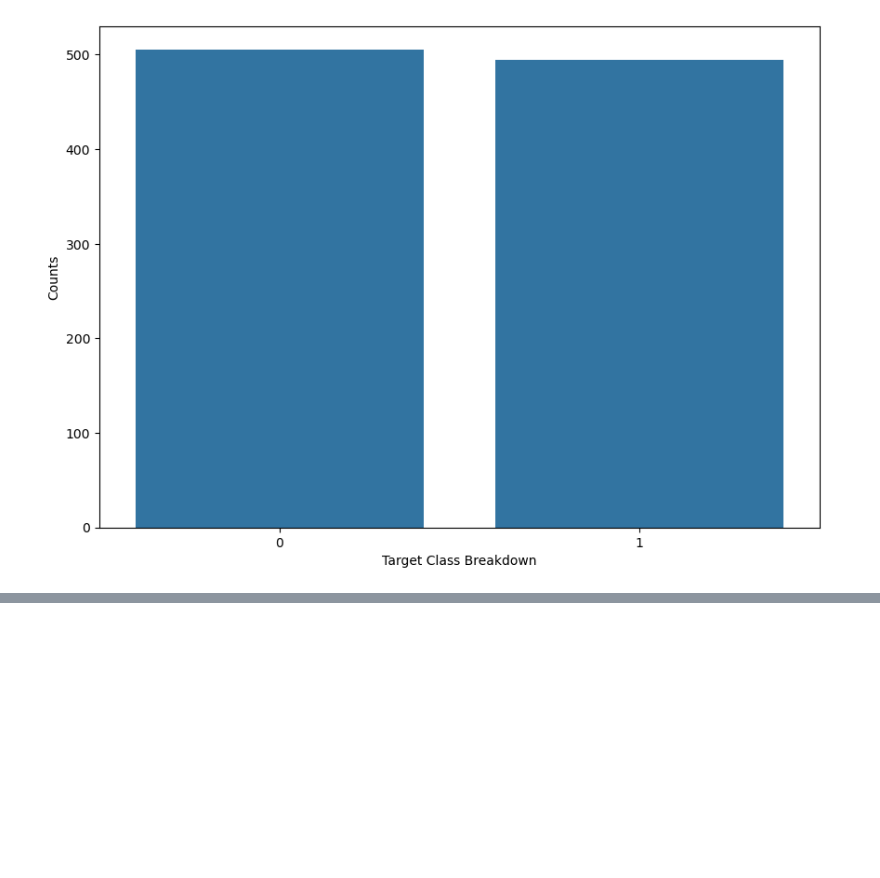
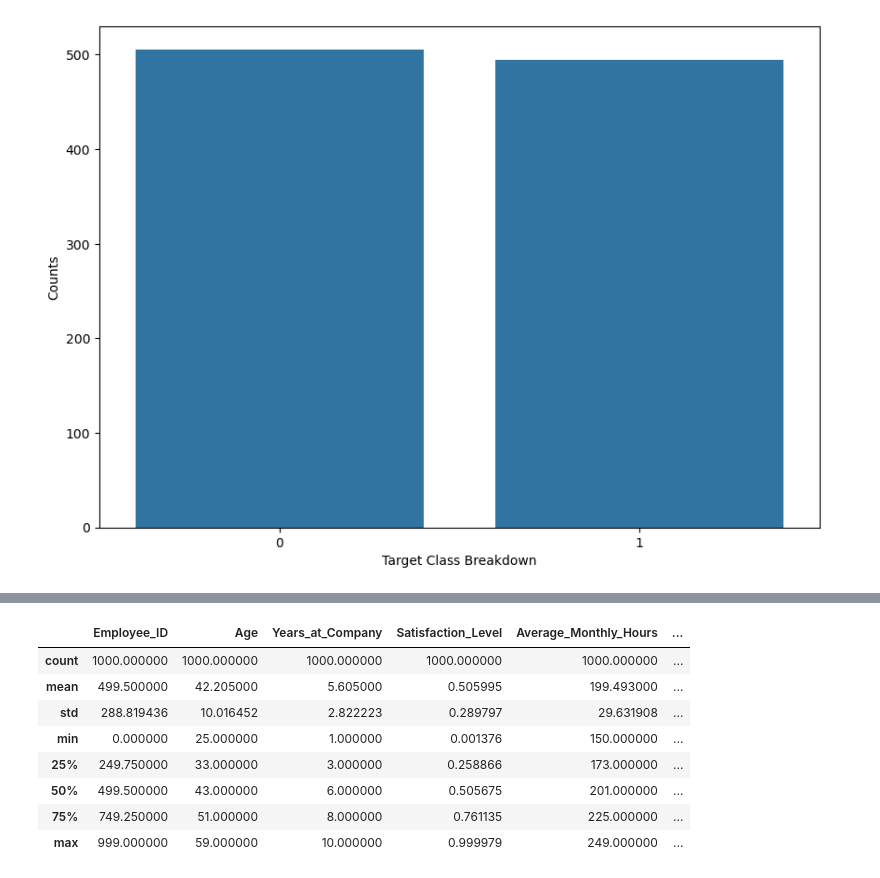
Before and after one commit to MaukanMir/Employee-Attrition-Classification, a Jupyter notebook: training.ipynb, the cells around one changed output, grey strips where cells are left out. Saved outputs shown, nothing was run; the diff lists cells and outputs as text; code cells hidden in the pictures; blank space fills up the shorter version.

```diff
--- a/training.ipynb
+++ b/training.ipynb
@@ -78,0 +96,12 @@ check_class_imbalance(df["Attrition"])
+# %%
+df.describe()
+# %% [output]
+|  | Employee_ID | Age | Years_at_Company | Satisfaction_Level | Average_Monthly_Hours | ... |
+| count | 1000.000000 | 1000.000000 | 1000.000000 | 1000.000000 | 1000.000000 | ... |
+| mean | 499.500000 | 42.205000 | 5.605000 | 0.505995 | 199.493000 | ... |
+| std | 288.819436 | 10.016452 | 2.822223 | 0.289797 | 29.631908 | ... |
+| min | 0.000000 | 25.000000 | 1.000000 | 0.001376 | 150.000000 | ... |
+| 25% | 249.750000 | 33.000000 | 3.000000 | 0.258866 | 173.000000 | ... |
+| 50% | 499.500000 | 43.000000 | 6.000000 | 0.505675 | 201.000000 | ... |
+| 75% | 749.250000 | 51.000000 | 8.000000 | 0.761135 | 225.000000 | ... |
+| max | 999.000000 | 59.000000 | 10.000000 | 0.999979 | 249.000000 | ... |
```
Also changed, not shown: parts of 3 cells of this notebook.
